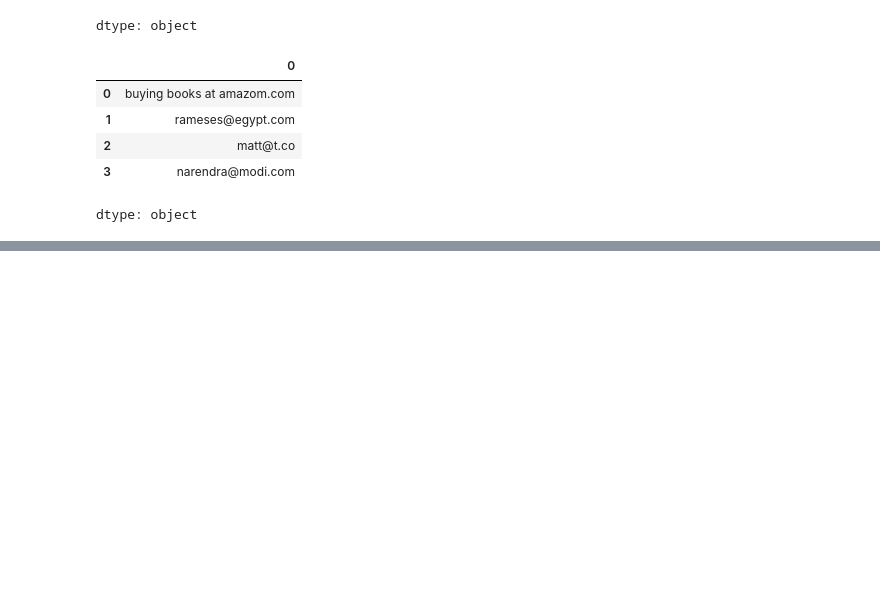
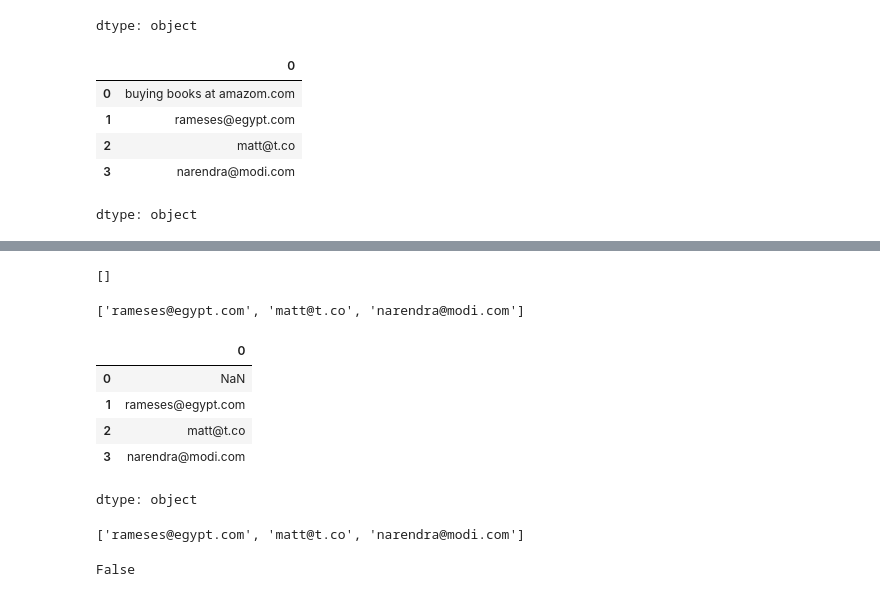
Before and after one commit to rushielevates/ML-DL-practice, a Jupyter notebook: Pandas.ipynb, the cells around one changed output, grey strips where cells are left out. Cells and saved outputs as stored; diff of their text form; code cells hidden in the pictures; blank space fills up the shorter version.

```diff
--- a/Pandas.ipynb
+++ b/Pandas.ipynb
@@ -935,0 +944,5 @@ SyntaxError: invalid syntax (730096467.py, line 1)
+# %%
+ans = []
+ans + re.findall(pattern,emails[0])
+# %% [output]
+[]
@@ -935,0 +952,6 @@ SyntaxError: invalid syntax (730096467.py, line 1)
+# %%
+ans
+# %% [output]
+['rameses@egypt.com', 'matt@t.co', 'narendra@modi.com']
+# %%
+extracted = emails.str.extract(pattern)[0]
@@ -935,0 +960,17 @@ SyntaxError: invalid syntax (730096467.py, line 1)
+# %%
+extracted
+# %% [output]
+|  | 0 |
+| 0 | NaN |
+| 1 | rameses@egypt.com |
+| 2 | matt@t.co |
+| 3 | narendra@modi.com |
+dtype: object
+# %%
+extracted.dropna().tolist()
+# %% [output]
+['rameses@egypt.com', 'matt@t.co', 'narendra@modi.com']
+# %%
+bool(re.match(pattern,emails[0]))
+# %% [output]
+False
```
Also changed, not shown: parts of 16 cells of this notebook.
